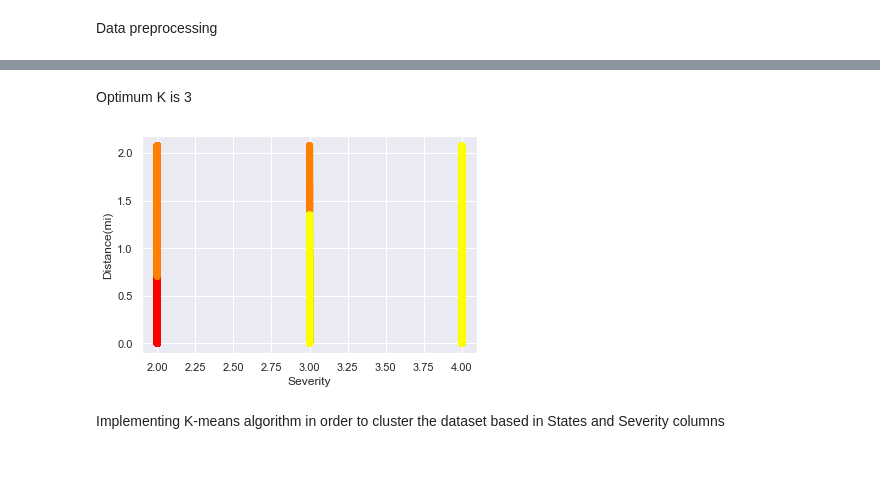
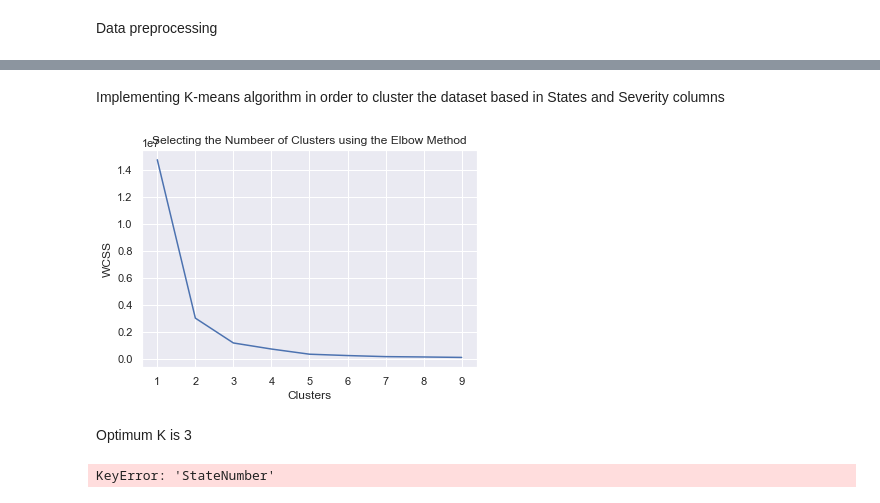
Before and after one commit to stratoskar/DataAnalytics, a Jupyter notebook: Data Analytics/Data_Preprocessing_US_accidents.ipynb, the cells around one changed output, grey strips where cells are left out. Drawn from its saved outputs; the diff is of its cells as text; code cells hidden in the pictures; blank space fills up the shorter version.

```diff
--- a/Data Analytics/Data_Preprocessing_US_accidents.ipynb
+++ b/Data Analytics/Data_Preprocessing_US_accidents.ipynb
@@ -266,12 +296,32 @@ plt.show()
+# %% [markdown]
+Implementing K-means algorithm in order to cluster the dataset based in States and Severity columns
+# %%
+#  we will run an algorithm (Elbow Method) in order to find the optimum K for our dataset
+H = data[['Severity', 'State_Number']].copy()
+
+wcss = []
+for i in range(1, 10):
+    kmeans = KMeans(n_clusters=i, random_state=0)
+    kmeans.fit(H)
+    wcss.append(kmeans.inertia_)
+
+sns.set()
+plt.plot(range(1, 10), wcss)
+plt.title('Selecting the Numbeer of Clusters using the Elbow Method')
+plt.xlabel('Clusters')
+plt.ylabel('WCSS')
+plt.show()
+# %% [output]
+[figure, added]
 # %% [markdown]
 Optimum K is 3
 # %%
-kmeans = KMeans(n_clusters=3)
-y = kmeans.fit_predict(Y)
+kmeans = KMeans(n_clusters=2)
+y = kmeans.fit_predict(H)
 
-plt.scatter(Y['Severity'], Y['Distance(mi)'],c=y,cmap="autumn")
+plt.scatter(H['Severity'], H['StateNumber'],c=y,cmap="autumn")
 plt.xlabel('Severity')
-plt.ylabel('Distance(mi)')
+plt.ylabel('StateNumber')
 plt.show()
 # %% [output]
-[figure, removed]
+KeyError: 'StateNumber'
@@ -292,2 +327,0 @@ data.insert(13,"StateNumber",label)
-# %% [markdown]
-Implementing K-means algorithm in order to cluster the dataset based in States and Severity columns
```
Also changed, not shown: parts of 29 cells of this notebook, 2 other files.
